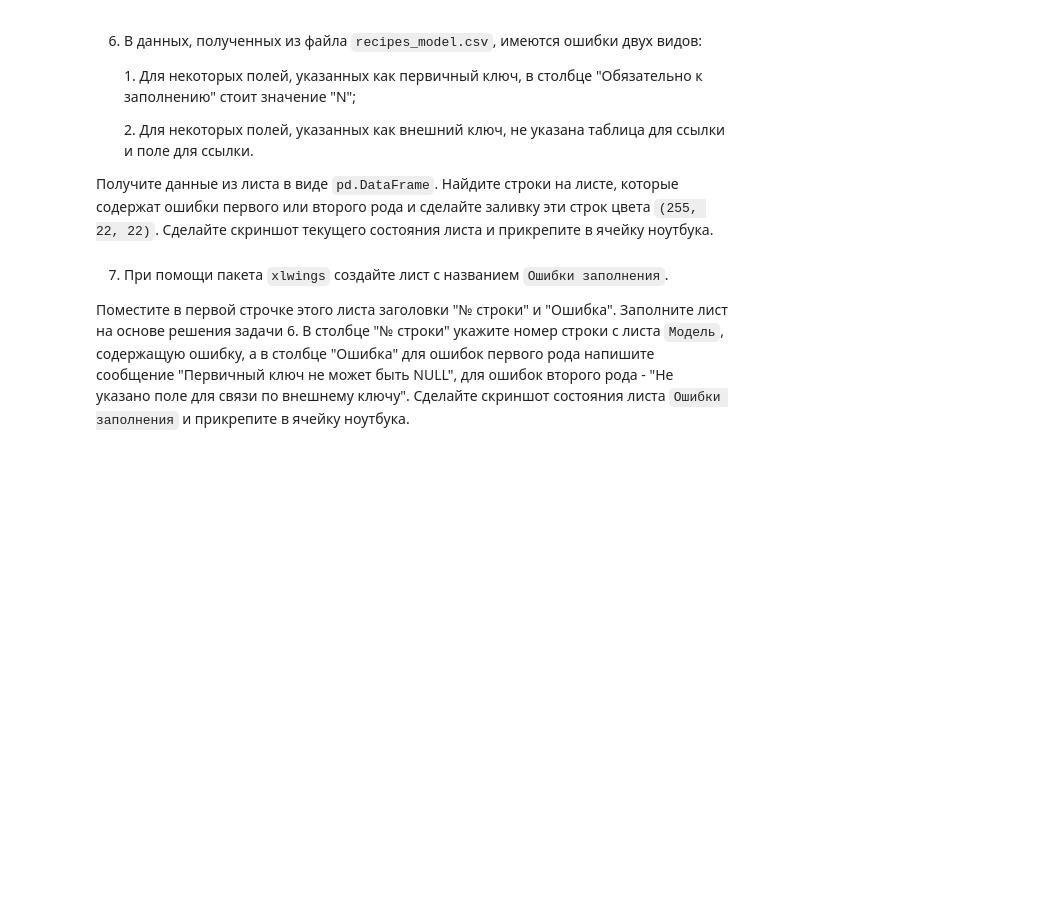
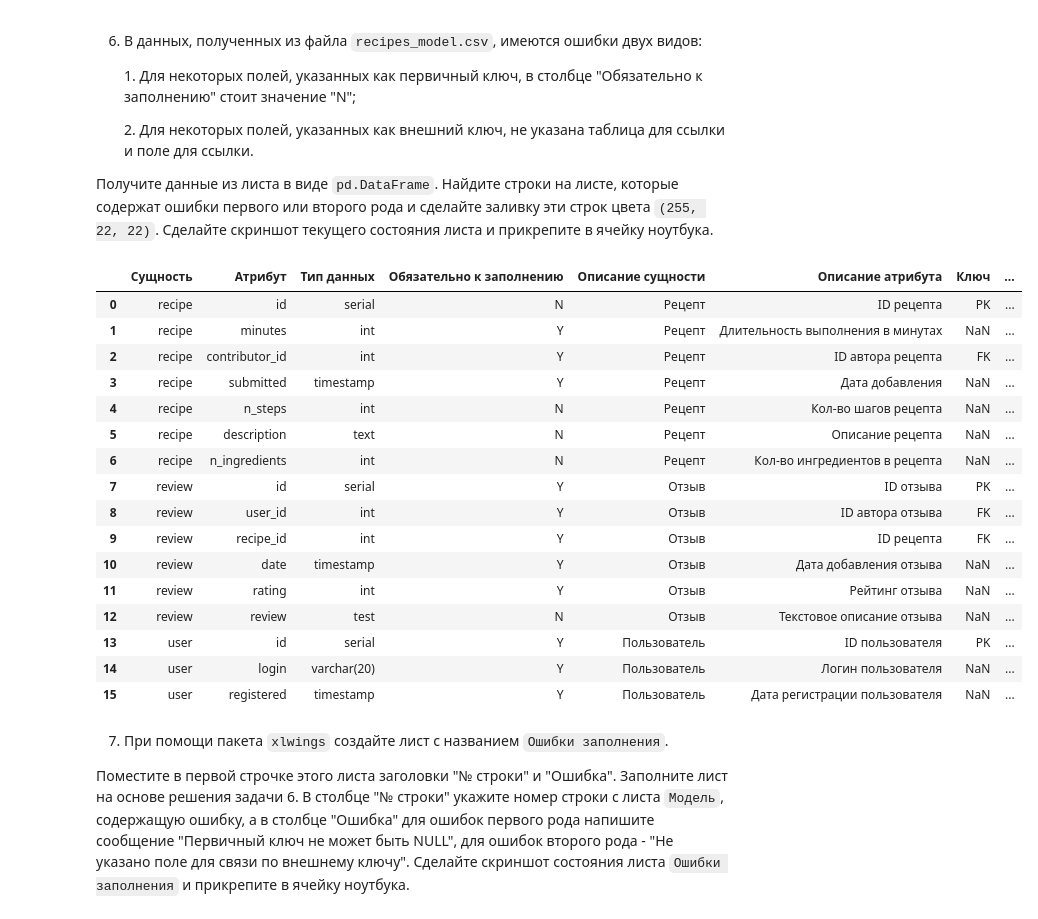
Before and after one commit to nik-boop/BDT, a Jupyter notebook: 6/04_tabular_Фамилия_Имя_Группа.ipynb, the cells around one changed output. Cells and saved outputs as stored; diff of their text form; code cells hidden in the pictures; blank space fills up the shorter version.

```diff
--- a/6/04_tabular_Фамилия_Имя_Группа.ipynb
+++ b/6/04_tabular_Фамилия_Имя_Группа.ipynb
@@ -148,0 +154,20 @@ Titles.color = ("#00ccff")
+# %%
+df
+# %% [output]
+|  | Сущность | Атрибут | Тип данных | Обязательно к заполнению | Описание сущности | Описание атрибута | Ключ | ... |
+| 0 | recipe | id | serial | N | Рецепт | ID рецепта | PK | ... |
+| 1 | recipe | minutes | int | Y | Рецепт | Длительность выполнения в минутах | NaN | ... |
+| 2 | recipe | contributor_id | int | Y | Рецепт | ID автора рецепта | FK | ... |
+| 3 | recipe | submitted | timestamp | Y | Рецепт | Дата добавления | NaN | ... |
+| 4 | recipe | n_steps | int | N | Рецепт | Кол-во шагов рецепта | NaN | ... |
+| 5 | recipe | description | text | N | Рецепт | Описание рецепта | NaN | ... |
+| 6 | recipe | n_ingredients | int | N | Рецепт | Кол-во ингредиентов в рецепта | NaN | ... |
+| 7 | review | id | serial | Y | Отзыв | ID отзыва | PK | ... |
+| 8 | review | user_id | int | Y | Отзыв | ID автора отзыва | FK | ... |
+| 9 | review | recipe_id | int | Y | Отзыв | ID рецепта | FK | ... |
+| 10 | review | date | timestamp | Y | Отзыв | Дата добавления отзыва | NaN | ... |
+| 11 | review | rating | int | Y | Отзыв | Рейтинг отзыва | NaN | ... |
+| 12 | review | review | test | N | Отзыв | Текстовое описание отзыва | NaN | ... |
+| 13 | user | id | serial | Y | Пользователь | ID пользователя | PK | ... |
+| 14 | user | login | varchar(20) | Y | Пользователь | Логин пользователя | NaN | ... |
+| 15 | user | registered | timestamp | Y | Пользователь | Дата регистрации пользователя | NaN | ... |
```
Also changed, not shown: parts of 10 cells of this notebook.
